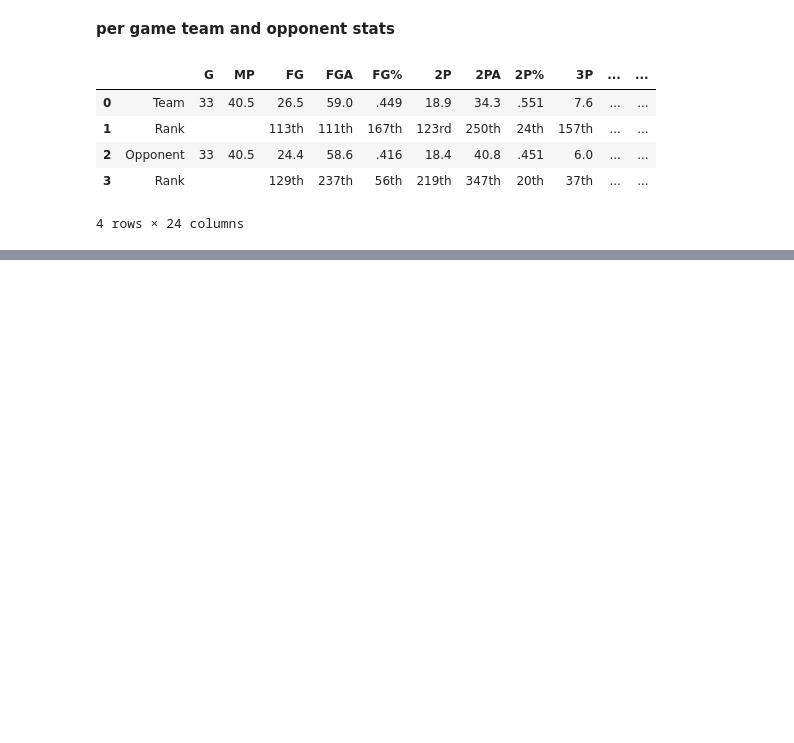
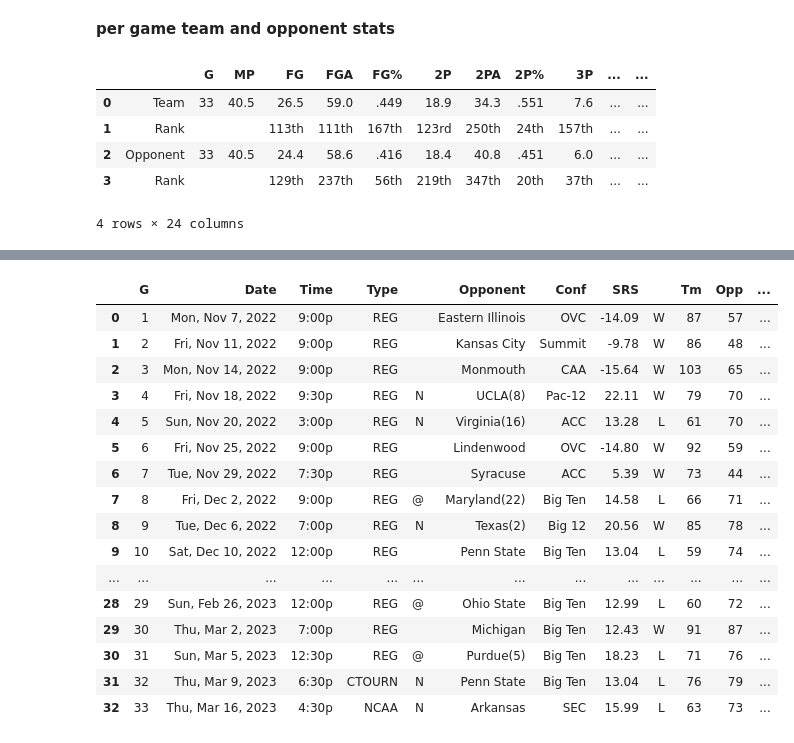
Before and after one commit to isaac-turk/DataDiveFa24, a Jupyter notebook: WIP 2022-2023.ipynb, the cells around one changed output, grey strips where cells are left out. Cells and saved outputs as stored; diff of their text form; code cells hidden in the pictures; blank space fills up the shorter version.

```diff
--- a/WIP 2022-2023.ipynb
+++ b/WIP 2022-2023.ipynb
@@ -173,0 +233,5 @@ df_per_gt_os
+# %%
+url2 = 'https://www.sports-reference.com/cbb/schools/illinois/men/2023-schedule.html'
+page2 = requests.get(url2)
+soup2 = BeautifulSoup(page2.text, 'html')
+print(soup2)
@@ -173,0 +256,38 @@ df_per_gt_os
+# %%
+rtable = soup2.find('table', id = "schedule")
+ratt = rtable.find_all('th', scope = 'col')
+rheader = [th.get_text(strip = True)for th in ratt]
+df_results = pd.DataFrame(columns = rheader)
+ratt2 = rtable.find('tbody')
+col_datar = ratt2.find_all('tr')
+for row in col_datar:
+    hdr = row.find_all('th')
+    rdr = row.find_all('td')
+    nrd = [data.get_text(strip = True) for data in hdr]
+    ird = [data.get_text(strip = True) for data in rdr]
+    nrd.extend(ird)
+
+
+    length = len(df_results)
+    df_results.loc[length] = nrd
+
+df_results = df_results[df_results['G'] != 'G'].reset_index(drop=True)
+df_results
+# %% [output]
+|  | G | Date | Time | Type |  | Opponent | Conf | SRS |  | Tm | Opp | ... |
+| 0 | 1 | Mon, Nov 7, 2022 | 9:00p | REG |  | Eastern Illinois | OVC | -14.09 | W | 87 | 57 | ... |
+| 1 | 2 | Fri, Nov 11, 2022 | 9:00p | REG |  | Kansas City | Summit | -9.78 | W | 86 | 48 | ... |
+| 2 | 3 | Mon, Nov 14, 2022 | 9:00p | REG |  | Monmouth | CAA | -15.64 | W | 103 | 65 | ... |
+| 3 | 4 | Fri, Nov 18, 2022 | 9:30p | REG | N | UCLA(8) | Pac-12 | 22.11 | W | 79 | 70 | ... |
+| 4 | 5 | Sun, Nov 20, 2022 | 3:00p | REG | N | Virginia(16) | ACC | 13.28 | L | 61 | 70 | ... |
+| 5 | 6 | Fri, Nov 25, 2022 | 9:00p | REG |  | Lindenwood | OVC | -14.80 | W | 92 | 59 | ... |
+| 6 | 7 | Tue, Nov 29, 2022 | 7:30p | REG |  | Syracuse | ACC | 5.39 | W | 73 | 44 | ... |
+| 7 | 8 | Fri, Dec 2, 2022 | 9:00p | REG | @ | Maryland(22) | Big Ten | 14.58 | L | 66 | 71 | ... |
+| 8 | 9 | Tue, Dec 6, 2022 | 7:00p | REG | N | Texas(2) | Big 12 | 20.56 | W | 85 | 78 | ... |
+| 9 | 10 | Sat, Dec 10, 2022 | 12:00p | REG |  | Penn State | Big Ten | 13.04 | L | 59 | 74 | ... |
+| ... | ... | ... | ... | ... | ... | ... | ... | ... | ... | ... | ... | ... |
+| 28 | 29 | Sun, Feb 26, 2023 | 12:00p | REG | @ | Ohio State | Big Ten | 12.99 | L | 60 | 72 | ... |
+| 29 | 30 | Thu, Mar 2, 2023 | 7:00p | REG |  | Michigan | Big Ten | 12.43 | W | 91 | 87 | ... |
+| 30 | 31 | Sun, Mar 5, 2023 | 12:30p | REG | @ | Purdue(5) | Big Ten | 18.23 | L | 71 | 76 | ... |
+| 31 | 32 | Thu, Mar 9, 2023 | 6:30p | CTOURN | N | Penn State | Big Ten | 13.04 | L | 76 | 79 | ... |
+| 32 | 33 | Thu, Mar 16, 2023 | 4:30p | NCAA | N | Arkansas | SEC | 15.99 | L | 63 | 73 | ... |
```
Also changed, not shown: parts of 5 cells of this notebook.
